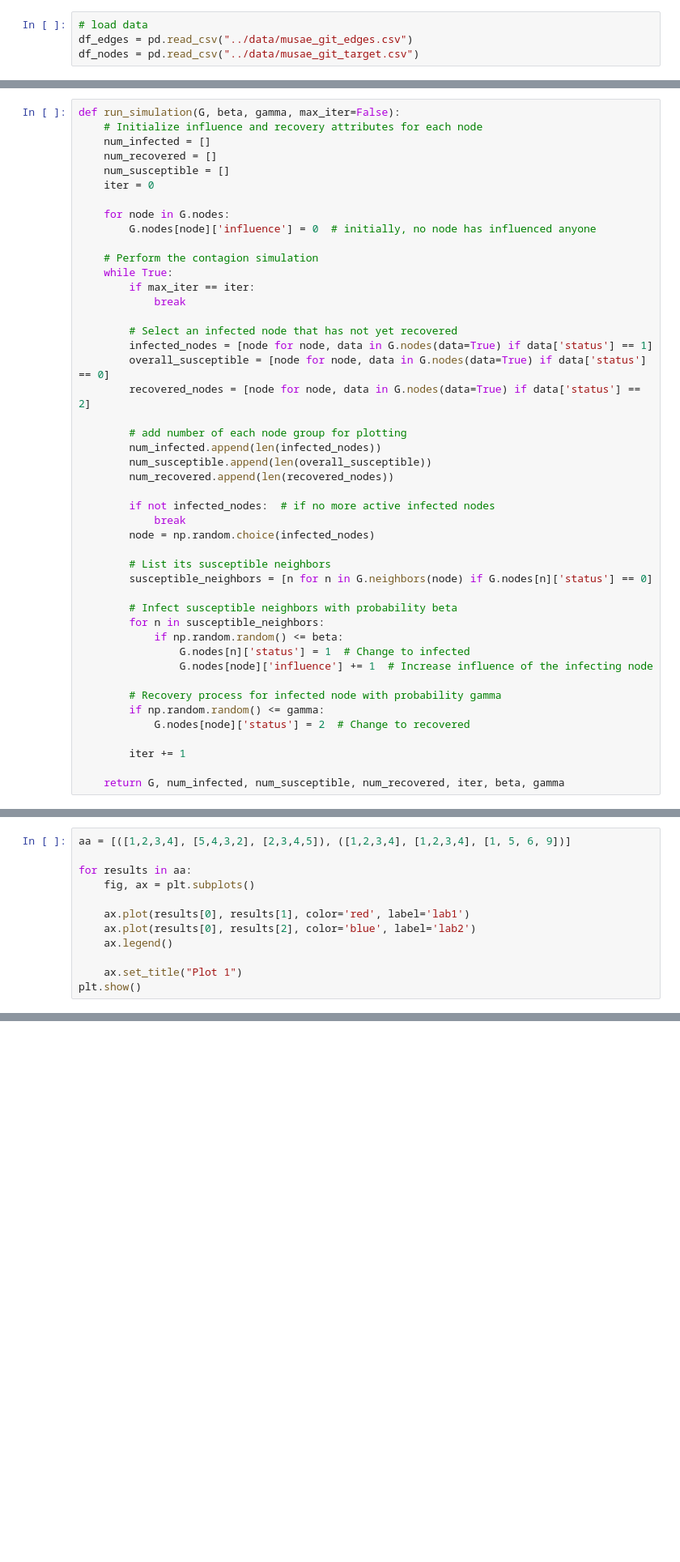
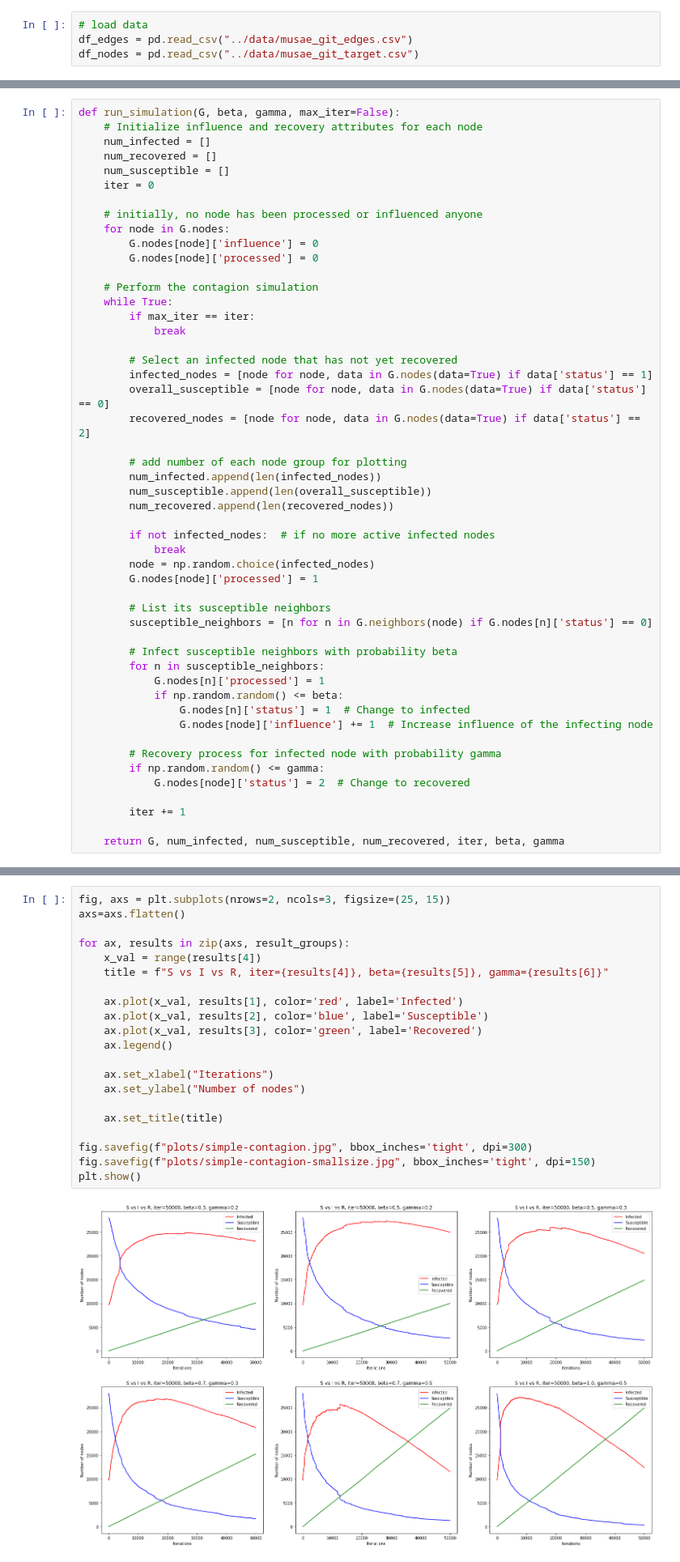
Before and after one commit to lukasthekid/comp-social-science, a Jupyter notebook: group13-project2/simple-contagion.ipynb, the cells around one changed output, grey strips where cells are left out. Shown at 81% size. Drawn from its saved outputs; the diff is of its cells as text; blank space fills up the shorter version.

Commit message:
added finished simulations and plots

```diff
--- a/group13-project2/simple-contagion.ipynb
+++ b/group13-project2/simple-contagion.ipynb
@@ -30,8 +46,10 @@ def run_simulation(G, beta, gamma, max_iter=False):
     num_susceptible = []
     iter = 0
 
+    # initially, no node has been processed or influenced anyone
     for node in G.nodes:
-        G.nodes[node]['influence'] = 0  # initially, no node has influenced anyone
+        G.nodes[node]['influence'] = 0
+        G.nodes[node]['processed'] = 0
 
     # Perform the contagion simulation
     while True:
@@ -51,12 +69,14 @@ def run_simulation(G, beta, gamma, max_iter=False):
         if not infected_nodes:  # if no more active infected nodes
             break
         node = np.random.choice(infected_nodes)
+        G.nodes[node]['processed'] = 1
 
         # List its susceptible neighbors
         susceptible_neighbors = [n for n in G.neighbors(node) if G.nodes[n]['status'] == 0]
 
         # Infect susceptible neighbors with probability beta
         for n in susceptible_neighbors:
+            G.nodes[n]['processed'] = 1
             if np.random.random() <= beta:
                 G.nodes[n]['status'] = 1  # Change to infected
                 G.nodes[node]['influence'] += 1  # Increase influence of the infecting node
@@ -76,15 +98,3 @@ result_groups.append(run_simulation(G.copy(), 0.5, 0.3, max_iter=50000))
 result_groups.append(run_simulation(G.copy(), 0.7, 0.3, max_iter=50000))
 result_groups.append(run_simulation(G.copy(), 0.7, 0.5, max_iter=50000))
 result_groups.append(run_simulation(G.copy(), 1.0, 0.5, max_iter=50000))
-# %%
-aa = [([1,2,3,4], [5,4,3,2], [2,3,4,5]), ([1,2,3,4], [1,2,3,4], [1, 5, 6, 9])]
-
-for results in aa:
-    fig, ax = plt.subplots()
-
-    ax.plot(results[0], results[1], color='red', label='lab1')
-    ax.plot(results[0], results[2], color='blue', label='lab2')
-    ax.legend()
-
-    ax.set_title("Plot 1")
-plt.show()
@@ -110 +108,24 @@ plt.show()
+# %%
+fig, axs = plt.subplots(nrows=2, ncols=3, figsize=(25, 15))
+axs=axs.flatten()
+
+for ax, results in zip(axs, result_groups):
+    x_val = range(results[4])
+    title = f"S vs I vs R, iter={results[4]}, beta={results[5]}, gamma={results[6]}"
+
+    ax.plot(x_val, results[1], color='red', label='Infected')
+    ax.plot(x_val, results[2], color='blue', label='Susceptible')
+    ax.plot(x_val, results[3], color='green', label='Recovered')
+    ax.legend()
+
+    ax.set_xlabel("Iterations")
+    ax.set_ylabel("Number of nodes")
+
+    ax.set_title(title)
+
+fig.savefig(f"plots/simple-contagion.jpg", bbox_inches='tight', dpi=300)
+fig.savefig(f"plots/simple-contagion-smallsize.jpg", bbox_inches='tight', dpi=150)
+plt.show()
+# %% [output]
+[figure, added]
 # %%
```
Also changed, not shown: parts of 13 cells of this notebook, 3 other files.
